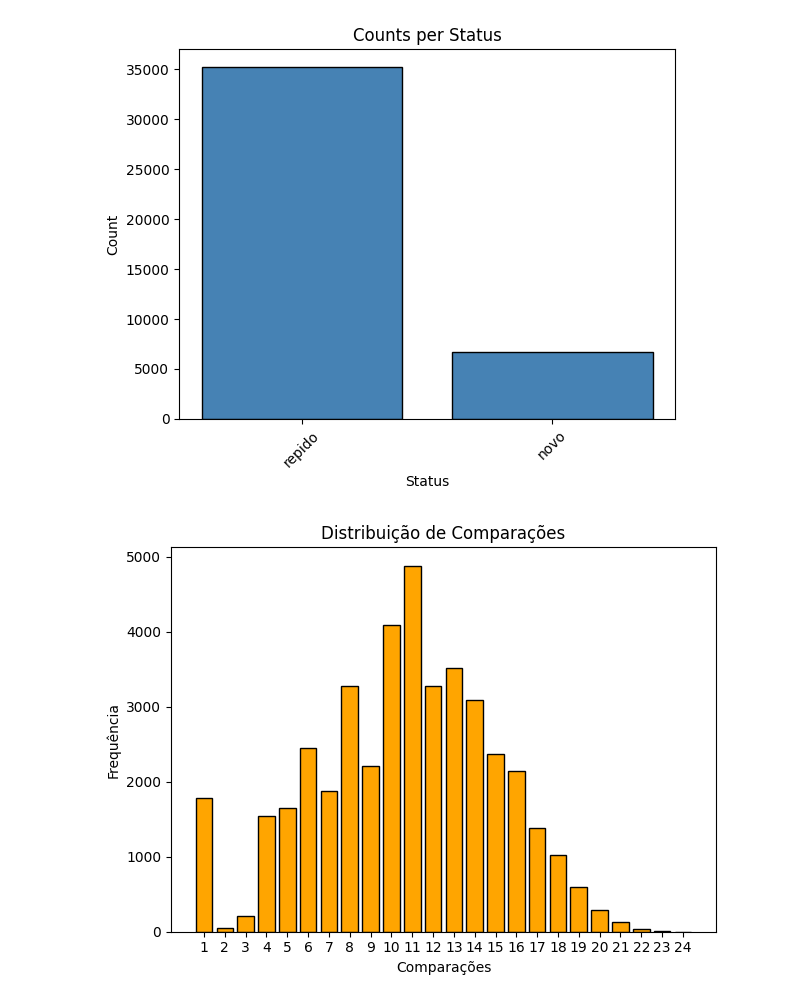
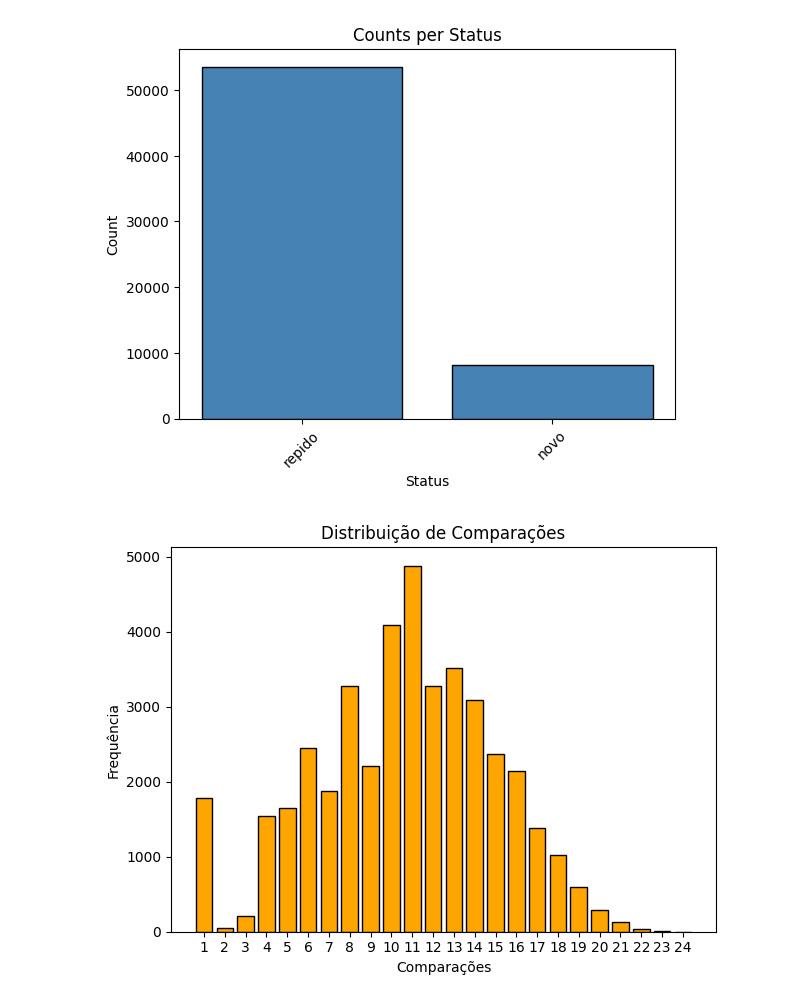
Before and after one commit to szacomelli/ed-inv-index, a Jupyter notebook: src/data.ipynb, the cells around one changed output. Drawn from its saved outputs; the diff is of its cells as text; code cells hidden in the pictures.

Commit message:
improve data reading

```diff
--- a/src/data.ipynb
+++ b/src/data.ipynb
@@ -2,10 +2,3 @@
 import numpy as np
 import pandas as pd
 import matplotlib.pyplot as plt
-# %%
-data = pd.read_csv("../stats/inserts.csv", sep=",")
-totals = data.iloc[-1].copy()
-data.columns = ['palavra', 'status', 'tempo de execução', 'comparações', 'altura']
-data = data.drop(data.tail(1).index)
-
-data
@@ -26,19 +5,27 @@ data
+# %%
+def extract(file):
+    data = pd.read_csv(file)
+    data.columns = ['palavra', 'status', 'tempo de execução', 'comparações', 'altura']
+
+    return data
+w_rbt = extract("../stats/rbt_word_inserts.csv")
+w_bst = extract("../stats/bst_word_inserts.csv")
+w_avl = extract("../stats/avl_word_inserts.csv")
 # %%
-import matplotlib.pyplot as plt
 
 # Get the value counts of the 'status' column
-status_counts = data['status'].value_counts()
+status_counts = w_bst['status'].value_counts()
 
 # Plot correctly: status names on X-axis, counts on Y-axis
 plt.bar(status_counts.index.astype(str), status_counts.values, color='steelblue', edgecolor='black',)
 
 plt.xlabel("Status")
 plt.ylabel("Count")
 plt.title("Counts per Status")
 plt.xticks(rotation=45)
 plt.xticks(np.arange(2), ['repido', 'novo'])
 plt.show()
 # %% [output]
-[figure, old version]
+[figure, new version]
 # %%
 #contador de frequencia de comparações
```
Also changed, not shown: parts of 2 cells of this notebook, 1 other file.
